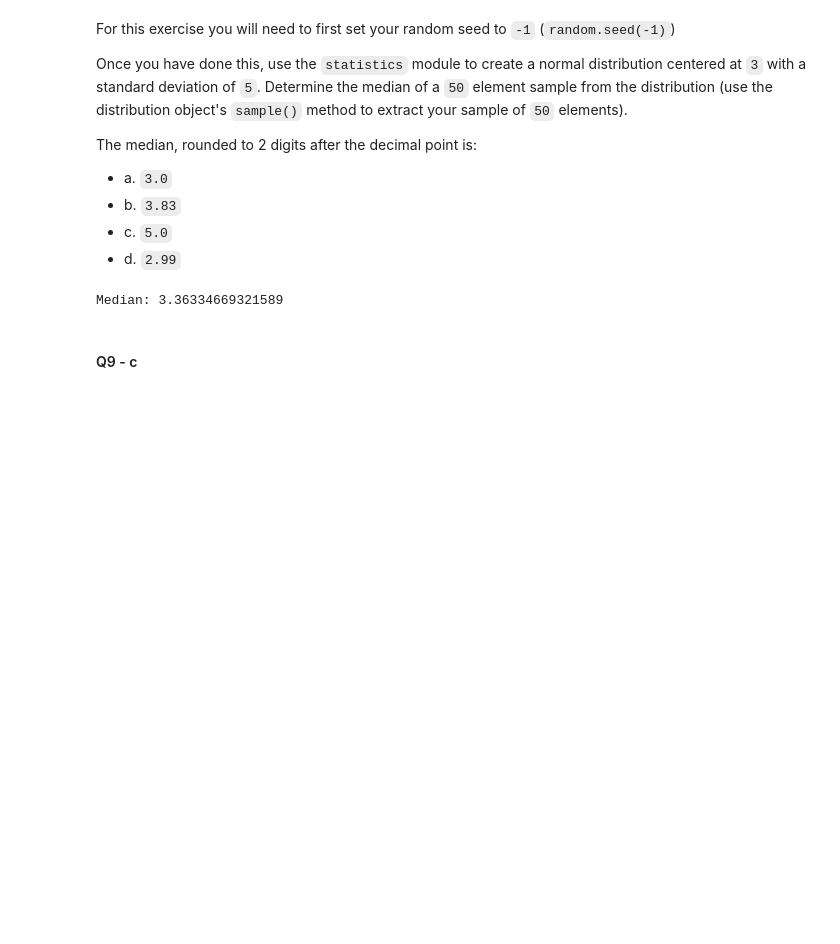
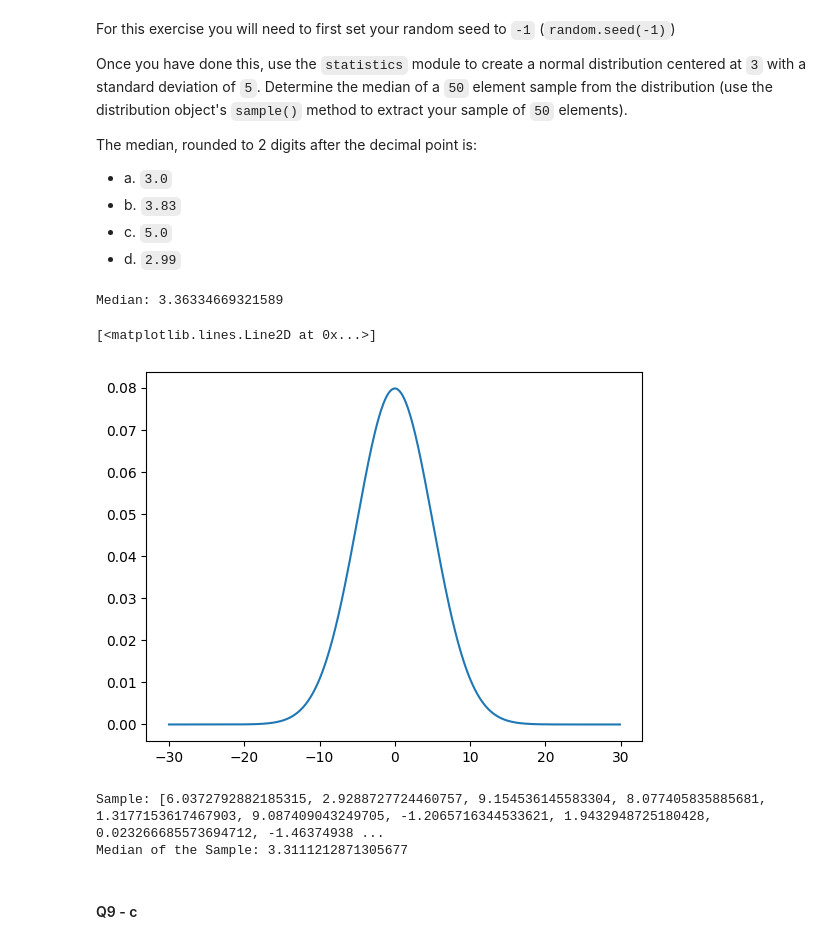
Before and after one commit to anhailing/python-fundamentals, a Jupyter notebook: 27 - Practice Test 2/Exam 2.ipynb, the cells around one changed output. Drawn from its saved outputs; the diff is of its cells as text; code cells hidden in the pictures; blank space fills up the shorter version.

```diff
--- a/27 - Practice Test 2/Exam 2.ipynb
+++ b/27 - Practice Test 2/Exam 2.ipynb
@@ -286,6 +286,41 @@ median = stats.median(sample)
 print(f'Median: {median}')
 # %% [output]
 Median: 3.36334669321589
+# %%
+import scipy
+import numpy as np
+import matplotlib.pyplot as plt
+
+seed = random.seed(-1)
+mean = 0
+standard_deviation = 5
+x_values = np. arange(-30, 30, 0.1)
+y_values = scipy.stats.norm(mean, standard_deviation)
+plt.plot(x_values, y_values. pdf(x_values))
+# %% [output]
+[<matplotlib.lines.Line2D at 0x...>]
+[figure, added]
+# %%
+import random
+import statistics
+
+# Set the parameters for the normal distribution
+mu = 3  # Mean (center)
+sigma = 5  # Standard Deviation
+
+# Generate a sample of 50 elements from the normal distribution
+sample_size = 50
+sample = [random.normalvariate(mu, sigma) for _ in range(sample_size)]
+
+# Calculate the median of the sample using the statistics module
+median = statistics.median(sample)
+
+# Print the results
+print("Sample:", sample)
+print("Median of the Sample:", median)
+# %% [output]
+Sample: [6.0372792882185315, 2.9288727724460757, 9.154536145583304, 8.077405835885681, 1.3177153617467903, 9.087409043249705, -1.2065716344533621, 1.9432948725180428, 0.023266685573694712, -1.46374938 ...
+Median of the Sample: 3.3111212871305677
 # %% [markdown]
 #### Q9 - c
 # %% [markdown]
```
